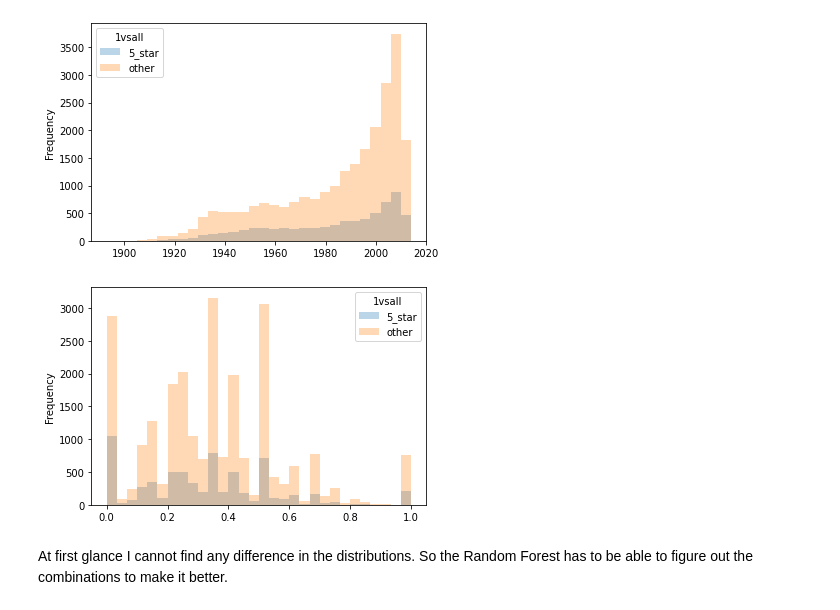
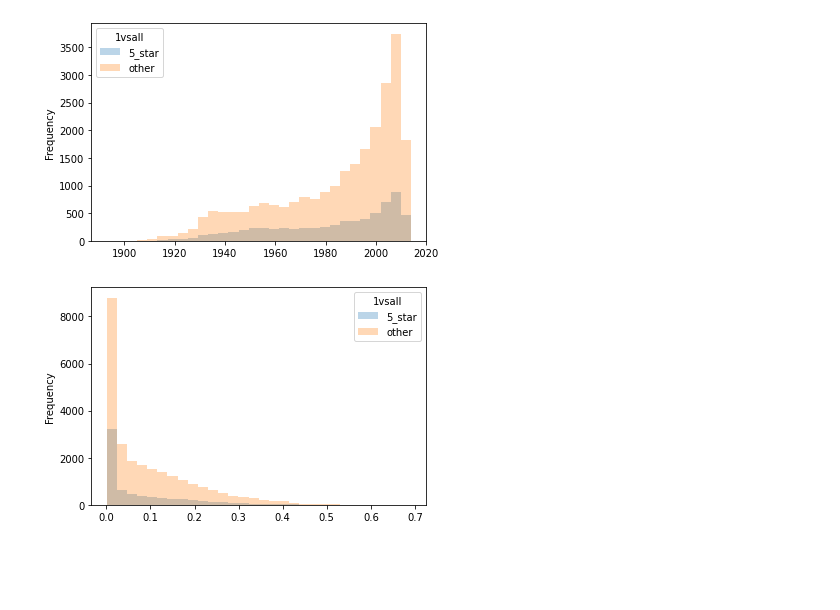
Before and after one commit to epfl-ada/ada-2022-project-adlucere2022, a Jupyter notebook: src/ratingDiscretization.ipynb, the cells around one changed output. Drawn from its saved outputs; the diff is of its cells as text; code cells hidden in the pictures; blank space fills up the shorter version.

```diff
--- a/src/ratingDiscretization.ipynb
+++ b/src/ratingDiscretization.ipynb
@@ -18,3 +43,10 @@ path = "/content/drive/MyDrive/EPFL/AppliedDataScience/Project/ada-2022-project-
 # %%
-factors = pd.read_csv(path + "./data/factor_assignment.csv")
-topics = pd.read_csv(path + "./data/movie_topic_distribution.csv")[["topic_1", "topic_2", "topic_3", "topic_4", "movie_id"]]
+factors = pd.read_csv(path + "../data/clustering/factor_assignment.csv")
+topics = pd.read_csv(path + "../data/clustering/movie_topic_distribution.csv")
+
+data = pd.read_csv(path + "../data/movie_data_imdbscores_final.csv").drop('plot_summary', axis = 1)
+
+
+data = data.merge(factors, on = 'movie_id').merge(topics, on = 'movie_id').set_index('movie_id')
+
+data.head()
@@ -21,23 +61,0 @@ topics = pd.read_csv(path + "./data/movie_topic_distribution.csv")[["topic_1", "
-# %%
-# Load Data and keep year from release date
-data = pd.read_csv(path + "./data/movie_data_imdbscores.csv")
-data.release_date = pd.to_datetime(data.release_date).apply(lambda x: x.year)
-
-# Select features to keep in analysis
-
-
-# WE DO NOT KEEP RUN TIME AND ACTOR AGE AT MOVIE RELEASE BECAUSE OF NA
-
-
-to_keep = ['movie_id', 'release_date',
-           #'runtime', 'actor_age_at_movie_release',
-       'english language','german language', 'silent film language', 'spanish language',
-       'japanese language', 'italian language', 'tamil language',
-       'hindi language', 'malayalam language', 'mandarin language',
-       'french language', 'Action', 'Adventure', 'Horror', 'Thriller', 'Drama',
-       'Crime Fiction', 'Black-and-white', 'Comedy', 'Indie', 'Short Film',
-       'Silent film', 'Family Film', 'World cinema', 'Musical',
-       'Action/Adventure', 'Romance Film', 'Romantic drama', 'Comedy film',
-       'Documentary', 'F_gender_porportion', 'averageRating',
-       'numVotes']
-data = data[to_keep].set_index('movie_id')
@@ -46,2 +61,0 @@ Join dataset with engineered features (topics and factors).
-# %%
-data = data.merge(factors, left_on = 'movie_id', right_on = 'movie_id').merge(topics, left_on = 'movie_id', right_on = 'movie_id')
@@ -230,0 +276,2 @@ comparison_df
+# %%
+data.drop(['factor_1','factor_2','factor_3'], axis = 1, inplace = True)
@@ -345,11 +408,9 @@ plt.show()
 # %% [output]
 [figure]
 # %%
-# apparently also gender?
+# also topics!!
 
-data.pivot(values = 'F_gender_porportion', columns = "1vsall").plot.hist(alpha = 0.3, bins = 30)
+data.pivot(values = 'topic_3', columns = "1vsall").plot.hist(alpha = 0.3, bins = 30)
 plt.show()
 # %% [output]
-[figure, old version]
+[figure, new version]
-# %% [markdown]
-At first glance I cannot find any difference in the distributions. So the Random Forest has to be able to figure out the combinations to make it better.
```
Also changed, not shown: parts of 49 cells of this notebook, 37 other files.
